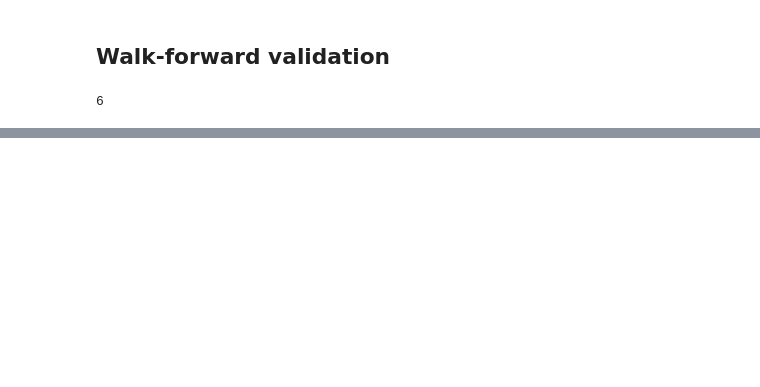
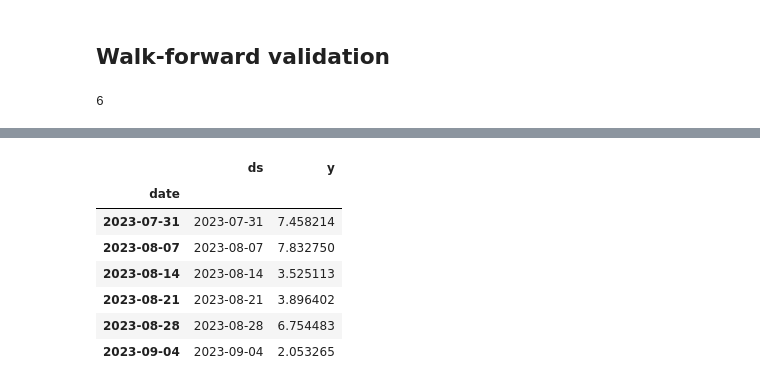
Before and after one commit to surajkarak/thesis, a Jupyter notebook: Prophet.ipynb, the cells around one changed output, grey strips where cells are left out. Cells and saved outputs as stored; diff of their text form; code cells hidden in the pictures; blank space fills up the shorter version.

```diff
--- a/Prophet.ipynb
+++ b/Prophet.ipynb
@@ -236,3 +253,14 @@ input = pjme_train_prophet
+# %%
+pjme_test_prophet
+# %% [output]
+|  | ds | y |
+| date |  |  |
+| 2023-07-31 | 2023-07-31 | 7.458214 |
+| 2023-08-07 | 2023-08-07 | 7.832750 |
+| 2023-08-14 | 2023-08-14 | 3.525113 |
+| 2023-08-21 | 2023-08-21 | 3.896402 |
+| 2023-08-28 | 2023-08-28 | 6.754483 |
+| 2023-09-04 | 2023-09-04 | 2.053265 |
 # %%
 predictions = {}
 # %%
```
Also changed, not shown: parts of 18 cells of this notebook, 4 other files.
